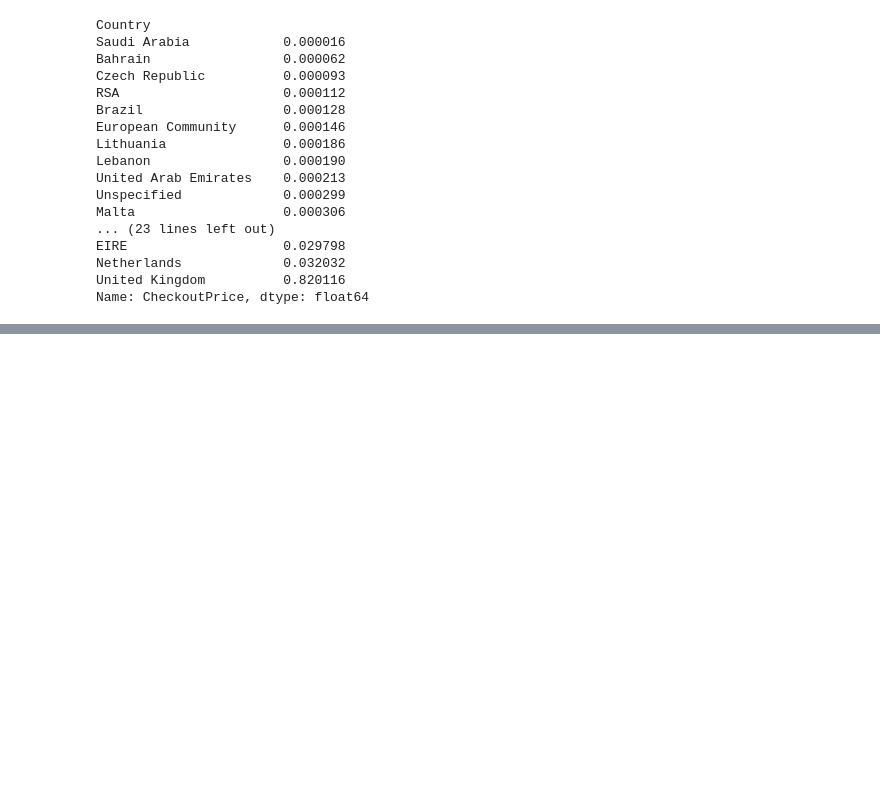
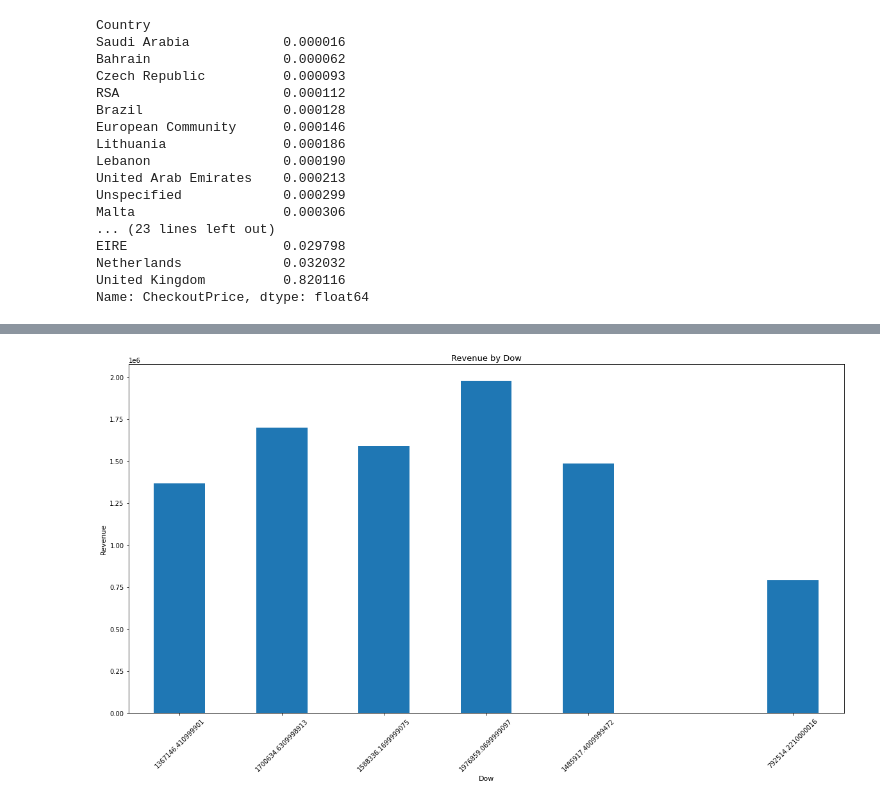
Before and after one commit to Mactto/Online-Retail-Ordered-DataAnalysis, a Jupyter notebook: Online-Retail-Ordered-Data.ipynb, the cells around one changed output, grey strips where cells are left out. Cells and saved outputs as stored; diff of their text form; code cells hidden in the pictures; blank space fills up the shorter version.

```diff
--- a/Online-Retail-Ordered-Data.ipynb
+++ b/Online-Retail-Ordered-Data.ipynb
@@ -201,0 +215,6 @@ Name: CheckoutPrice, dtype: float64
+# %%
+# 요일별 매출
+rev_by_dow = retail.set_index('InvoiceDate').groupby(lambda date: date.dayofweek).sum()['CheckoutPrice']
+plot_bar(rev_by_dow, 'Dow', 'Revenue', 'Revenue by Dow')
+# %% [output]
+[figure, added]
```
Also changed, not shown: parts of 6 cells of this notebook.
